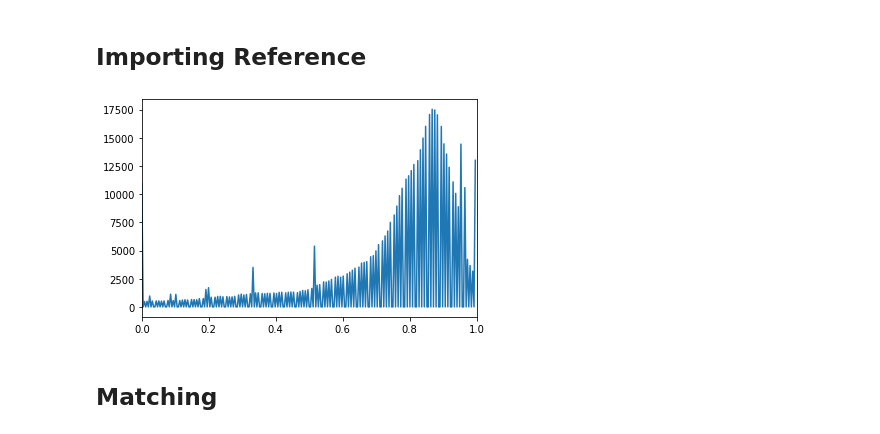
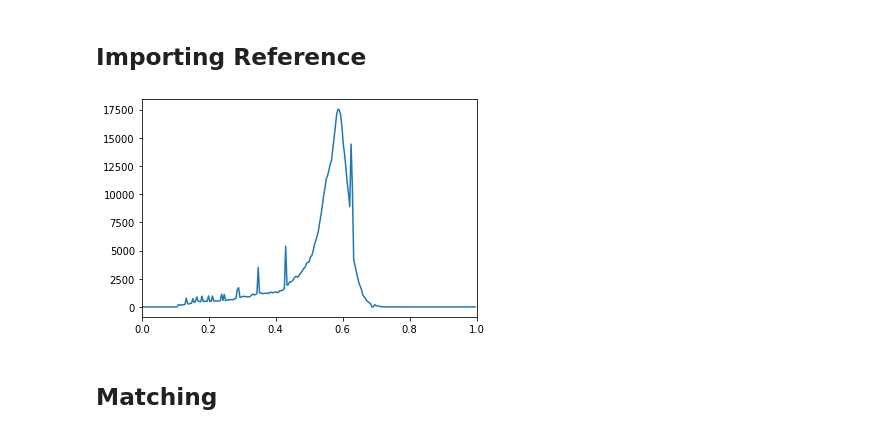
Before and after one commit to xkstein/Grain-U-Net, a Jupyter notebook: scripts/HistMatching.ipynb, the cells around one changed output. Saved outputs shown, nothing was run; the diff lists cells and outputs as text; code cells hidden in the pictures.

```diff
--- a/scripts/HistMatching.ipynb
+++ b/scripts/HistMatching.ipynb
@@ -21,21 +21,19 @@ Mounted at /content/drive
 # %%
 from pathlib import Path, PurePath
 from skimage import io, exposure
 import numpy as np
 import matplotlib.pyplot as plt
 
 path = Path('data/hist_analysis/Al_train_cropped.png')
 reference = io.imread(path, as_gray=True)
-p2, p98 = np.percentile(reference, (2, 98))
-reference = exposure.rescale_intensity(reference, in_range=(p2, p98))
 
 ref_hist, bin_edges = np.histogram(reference, bins=256, range=(0,1))
 plt.figure()
 plt.xlim([0.0, 1])
 plt.plot(bin_edges[0:-1], ref_hist)
 plt.show()
 # %% [output]
-[figure, old version]
+[figure, new version]
 # %% [markdown]
 ## Matching
 # %%
```
Also changed, not shown: parts of 3 cells of this notebook, 7 other files.
